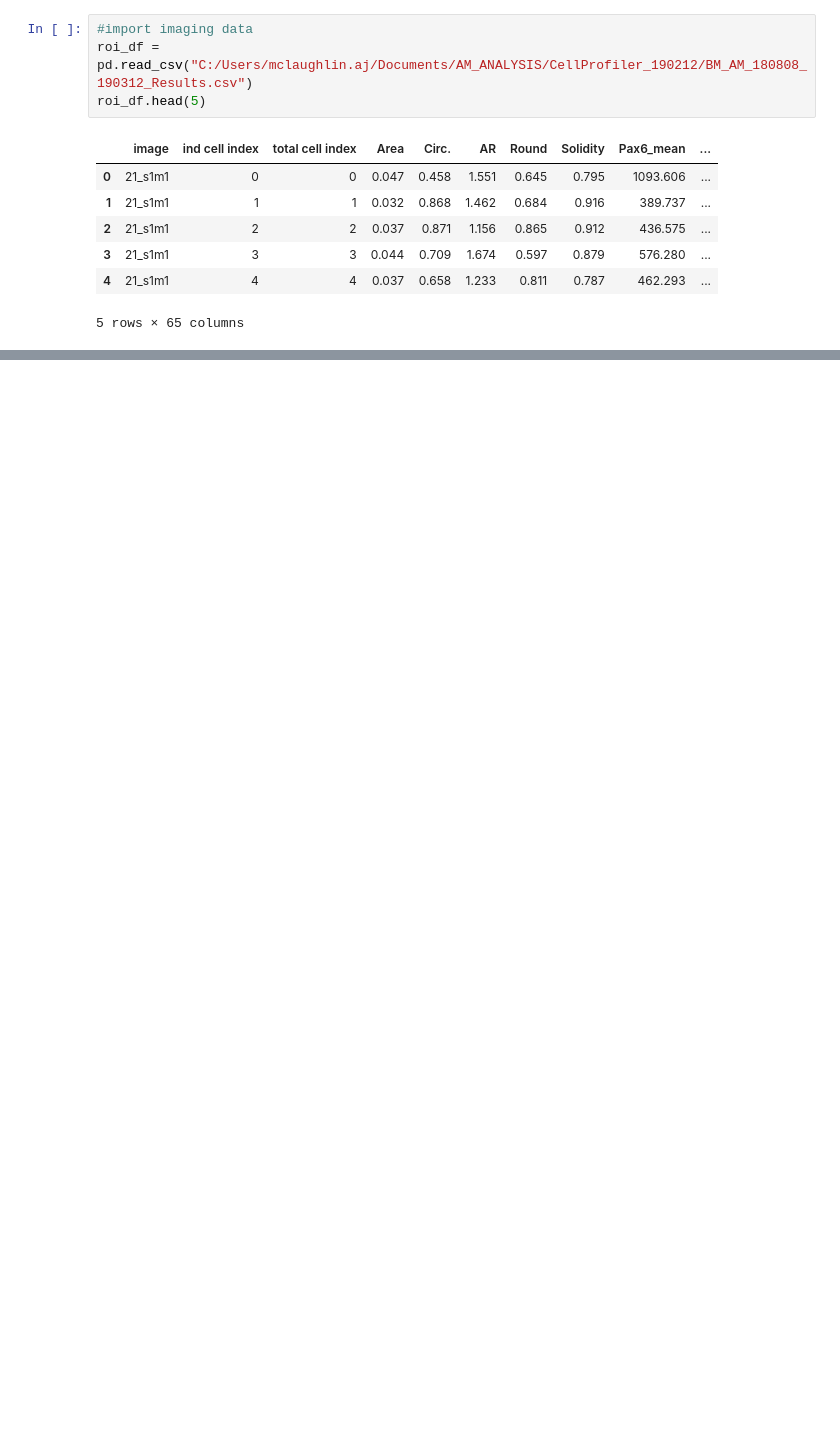
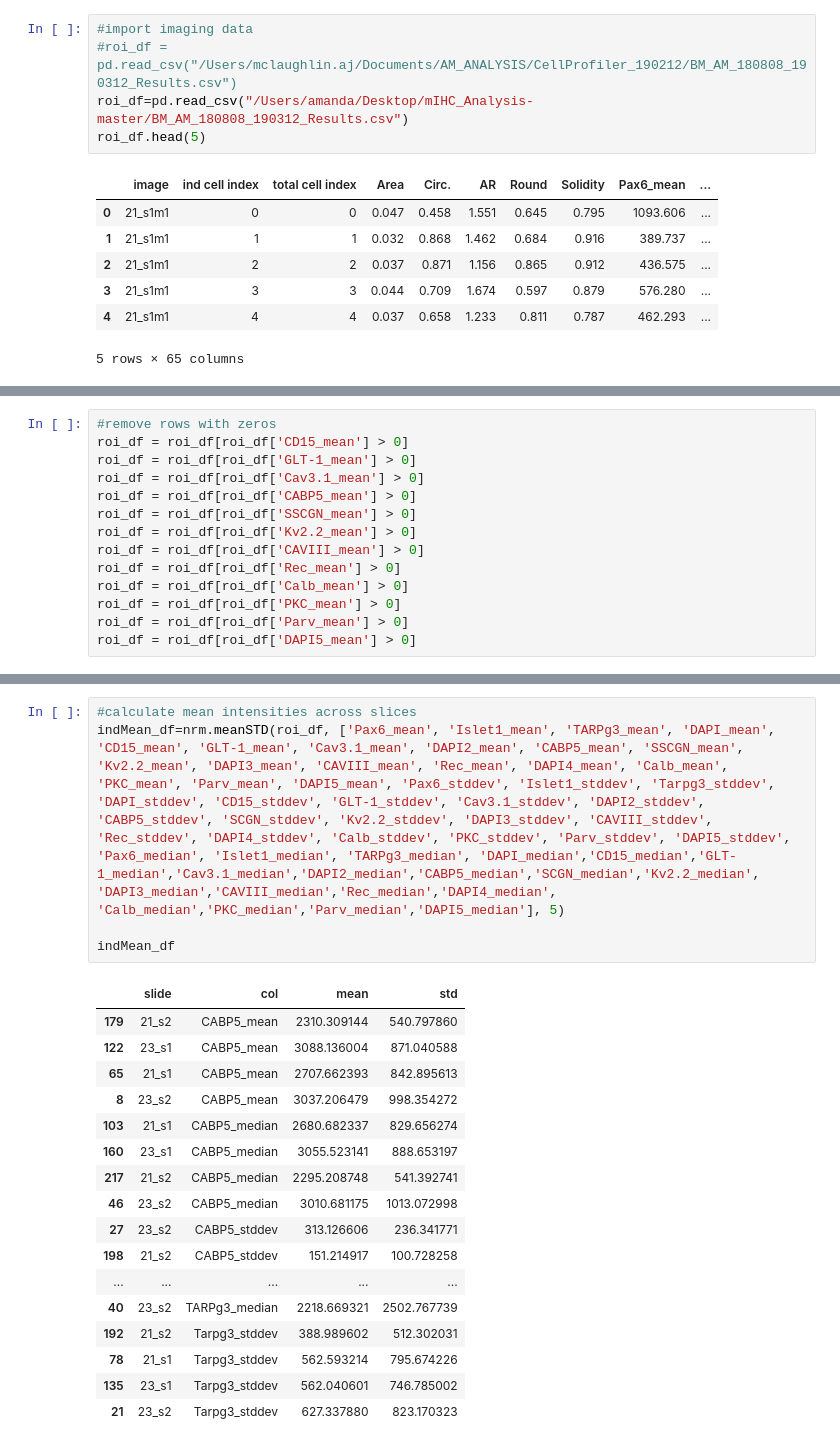
Before and after one commit to Amanda-McLaughlin/mIHC_Analysis, a Jupyter notebook: BM_AM_180808_190326.ipynb, the cells around one changed output, grey strips where cells are left out. Saved outputs shown, nothing was run; the diff lists cells and outputs as text; blank space fills up the shorter version.

```diff
--- a/BM_AM_180808_190326.ipynb
+++ b/BM_AM_180808_190326.ipynb
@@ -4,6 +11,7 @@ import pandas as pd
 # %%
 #import imaging data
-roi_df = pd.read_csv("C:/Users/mclaughlin.aj/Documents/AM_ANALYSIS/CellProfiler_190212/BM_AM_180808_190312_Results.csv")
+#roi_df = pd.read_csv("/Users/mclaughlin.aj/Documents/AM_ANALYSIS/CellProfiler_190212/BM_AM_180808_190312_Results.csv")
+roi_df=pd.read_csv("/Users/amanda/Desktop/mIHC_Analysis-master/BM_AM_180808_190312_Results.csv")
 roi_df.head(5)
 # %% [output]
 |  | image | ind cell index | total cell index | Area | Circ. | AR | Round | Solidity | Pax6_mean | ... |
@@ -41,0 +24,14 @@ totalMean
+# %%
+#remove rows with zeros
+roi_df = roi_df[roi_df['CD15_mean'] > 0]
+roi_df = roi_df[roi_df['GLT-1_mean'] > 0]
+roi_df = roi_df[roi_df['Cav3.1_mean'] > 0]
+roi_df = roi_df[roi_df['CABP5_mean'] > 0]
+roi_df = roi_df[roi_df['SSCGN_mean'] > 0]
+roi_df = roi_df[roi_df['Kv2.2_mean'] > 0]
+roi_df = roi_df[roi_df['CAVIII_mean'] > 0]
+roi_df = roi_df[roi_df['Rec_mean'] > 0]
+roi_df = roi_df[roi_df['Calb_mean'] > 0]
+roi_df = roi_df[roi_df['PKC_mean'] > 0]
+roi_df = roi_df[roi_df['Parv_mean'] > 0]
+roi_df = roi_df[roi_df['DAPI5_mean'] > 0]
@@ -41,0 +59,23 @@ totalMean
+# %%
+#calculate mean intensities across slices
+indMean_df=nrm.meanSTD(roi_df, ['Pax6_mean', 'Islet1_mean', 'TARPg3_mean', 'DAPI_mean', 'CD15_mean', 'GLT-1_mean', 'Cav3.1_mean', 'DAPI2_mean', 'CABP5_mean', 'SSCGN_mean', 'Kv2.2_mean', 'DAPI3_mean', 'CAVIII_mean', 'Rec_mean', 'DAPI4_mean', 'Calb_mean', 'PKC_mean', 'Parv_mean', 'DAPI5_mean', 'Pax6_stddev', 'Islet1_stddev', 'Tarpg3_stddev', 'DAPI_stddev', 'CD15_stddev', 'GLT-1_stddev', 'Cav3.1_stddev', 'DAPI2_stddev', 'CABP5_stddev', 'SCGN_stddev', 'Kv2.2_stddev', 'DAPI3_stddev', 'CAVIII_stddev', 'Rec_stddev', 'DAPI4_stddev', 'Calb_stddev', 'PKC_stddev', 'Parv_stddev', 'DAPI5_stddev', 'Pax6_median', 'Islet1_median', 'TARPg3_median', 'DAPI_median','CD15_median','GLT-1_median','Cav3.1_median','DAPI2_median','CABP5_median','SCGN_median','Kv2.2_median', 'DAPI3_median','CAVIII_median','Rec_median','DAPI4_median', 'Calb_median','PKC_median','Parv_median','DAPI5_median'], 5)
+
+indMean_df
+# %% [output]
+|  | slide | col | mean | std |
+| 179 | 21_s2 | CABP5_mean | 2310.309144 | 540.797860 |
+| 122 | 23_s1 | CABP5_mean | 3088.136004 | 871.040588 |
+| 65 | 21_s1 | CABP5_mean | 2707.662393 | 842.895613 |
+| 8 | 23_s2 | CABP5_mean | 3037.206479 | 998.354272 |
+| 103 | 21_s1 | CABP5_median | 2680.682337 | 829.656274 |
+| 160 | 23_s1 | CABP5_median | 3055.523141 | 888.653197 |
+| 217 | 21_s2 | CABP5_median | 2295.208748 | 541.392741 |
+| 46 | 23_s2 | CABP5_median | 3010.681175 | 1013.072998 |
+| 27 | 23_s2 | CABP5_stddev | 313.126606 | 236.341771 |
+| 198 | 21_s2 | CABP5_stddev | 151.214917 | 100.728258 |
+| ... | ... | ... | ... | ... |
+| 40 | 23_s2 | TARPg3_median | 2218.669321 | 2502.767739 |
+| 192 | 21_s2 | Tarpg3_stddev | 388.989602 | 512.302031 |
+| 78 | 21_s1 | Tarpg3_stddev | 562.593214 | 795.674226 |
+| 135 | 23_s1 | Tarpg3_stddev | 562.040601 | 746.785002 |
+| 21 | 23_s2 | Tarpg3_stddev | 627.337880 | 823.170323 |
```
Also changed, not shown: parts of 8 cells of this notebook.
